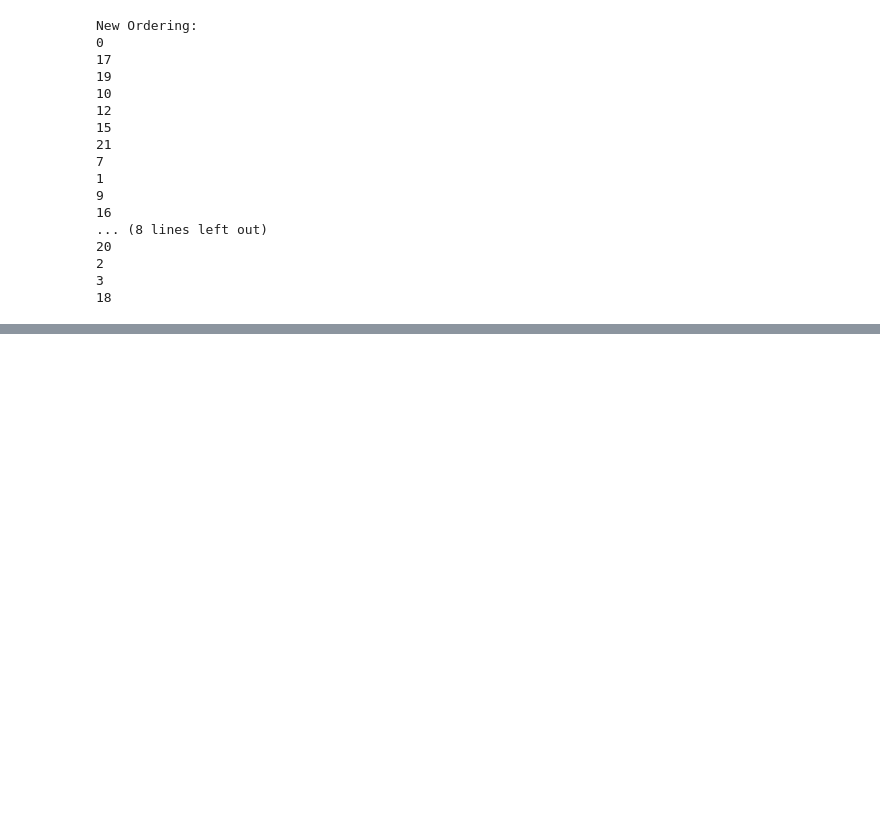
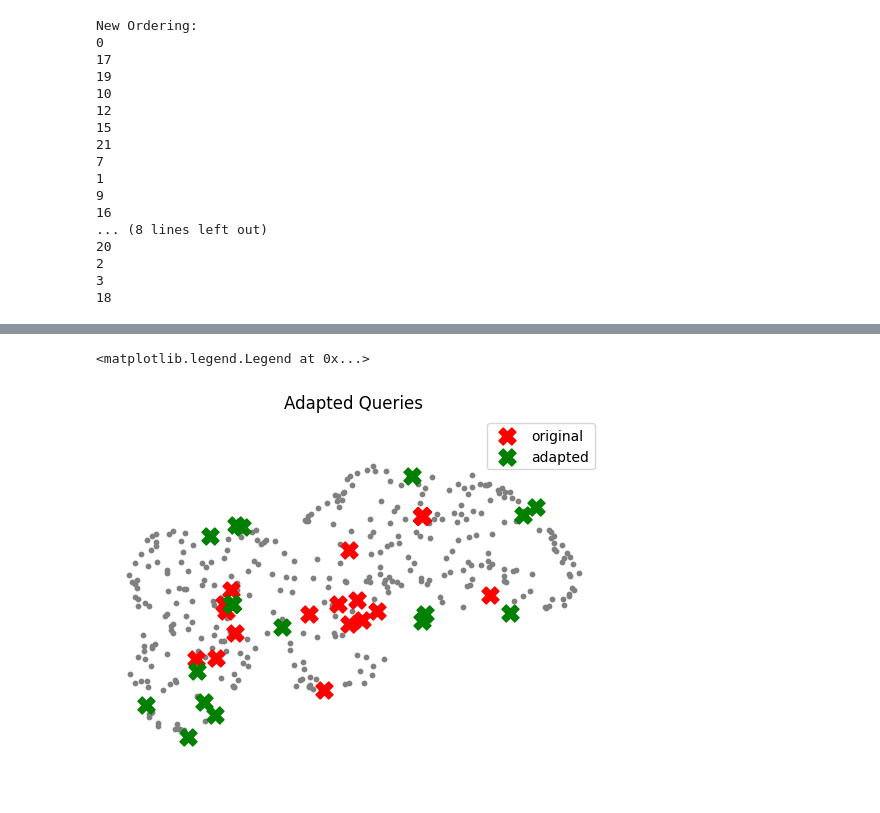
Before and after one commit to Azamat0315277/llm-research, a Jupyter notebook: retrieval-with-Chroma/retrieval-with-Chroma.ipynb, the cells around one changed output, grey strips where cells are left out. Cells and saved outputs as stored; diff of their text form; code cells hidden in the pictures; blank space fills up the shorter version.

```diff
--- a/retrieval-with-Chroma/retrieval-with-Chroma.ipynb
+++ b/retrieval-with-Chroma/retrieval-with-Chroma.ipynb
@@ -657,0 +824,20 @@ New Ordering:
+# %%
+query_embeddings = embedding_function(generated_queries)
+adapted_query_embeddings = np.matmul(best_matrix, np.array(query_embeddings).T).T
+
+projected_query_embeddings = project_embeddings(query_embeddings, umap_transform)
+projected_adapted_query_embeddings = project_embeddings(adapted_query_embeddings, umap_transform)
+# %%
+# Plot the projected query and retrieved documents in the embedding space
+plt.figure()
+plt.scatter(projected_dataset_embeddings[:, 0], projected_dataset_embeddings[:, 1], s=10, color='gray')
+plt.scatter(projected_query_embeddings[:, 0], projected_query_embeddings[:, 1], s=150, marker='X', color='r', label="original")
+plt.scatter(projected_adapted_query_embeddings[:, 0], projected_adapted_query_embeddings[:, 1], s=150, marker='X', color='green', label="adapted")
+
+plt.gca().set_aspect('equal', 'datalim')
+plt.title("Adapted Queries")
+plt.axis('off')
+plt.legend()
+# %% [output]
+<matplotlib.legend.Legend at 0x...>
+[figure, added]
```
Also changed, not shown: parts of 22 cells of this notebook.
